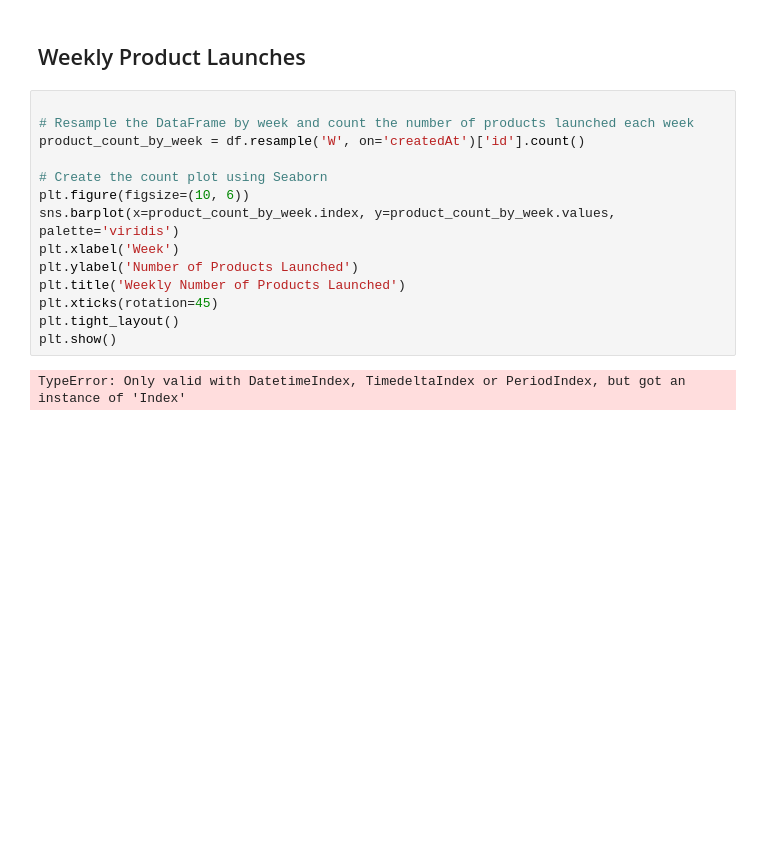
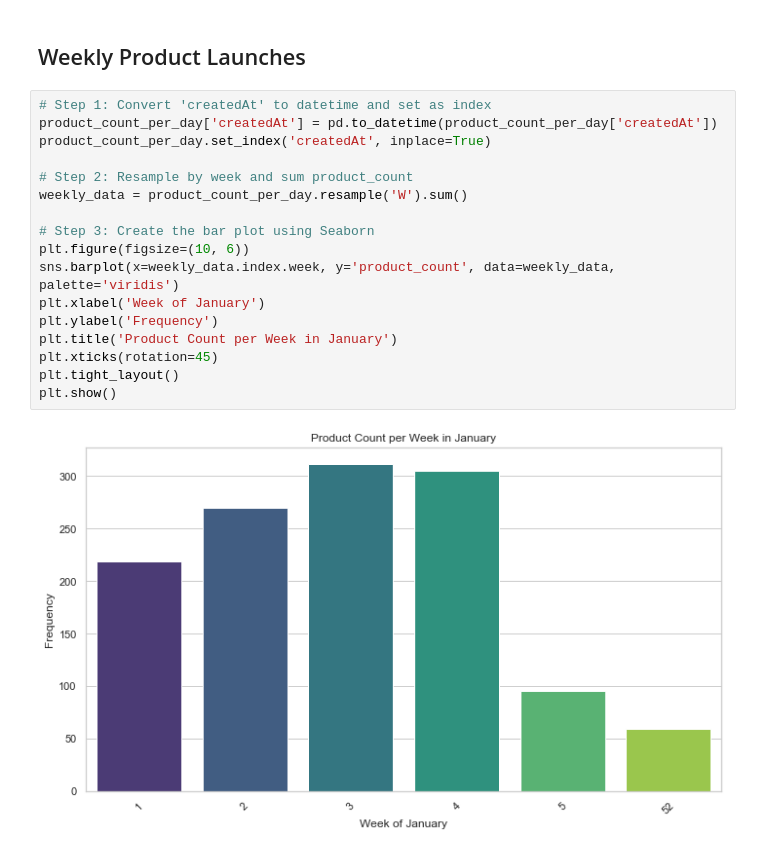
Before and after one commit to AliMehdii/ProductHunt_EDA_and_Unspervised_Sentiment_Analysis, a Jupyter notebook: Stats_Code/Data_Wrangling/EDA.ipynb, the cells around one changed output. Saved outputs shown, nothing was run; the diff lists cells and outputs as text; blank space fills up the shorter version.

```diff
--- a/Stats_Code/Data_Wrangling/EDA.ipynb
+++ b/Stats_Code/Data_Wrangling/EDA.ipynb
@@ -306,18 +306,21 @@ Number of days displayed: 33
 # %% [markdown]
 ## Weekly Product Launches
 # %%
+# Step 1: Convert 'createdAt' to datetime and set as index
+product_count_per_day['createdAt'] = pd.to_datetime(product_count_per_day['createdAt'])
+product_count_per_day.set_index('createdAt', inplace=True)
 
-# Resample the DataFrame by week and count the number of products launched each week
-product_count_by_week = df.resample('W', on='createdAt')['id'].count()
+# Step 2: Resample by week and sum product_count
+weekly_data = product_count_per_day.resample('W').sum()
 
-# Create the count plot using Seaborn
+# Step 3: Create the bar plot using Seaborn
 plt.figure(figsize=(10, 6))
-sns.barplot(x=product_count_by_week.index, y=product_count_by_week.values, palette='viridis')
-plt.xlabel('Week')
-plt.ylabel('Number of Products Launched')
-plt.title('Weekly Number of Products Launched')
+sns.barplot(x=weekly_data.index.week, y='product_count', data=weekly_data, palette='viridis')
+plt.xlabel('Week of January')
+plt.ylabel('Frequency')
+plt.title('Product Count per Week in January')
 plt.xticks(rotation=45)
 plt.tight_layout()
 plt.show()
 # %% [output]
-TypeError: Only valid with DatetimeIndex, TimedeltaIndex or PeriodIndex, but got an instance of 'Index'
+[figure, added]
```
Also changed, not shown: parts of 6 cells of this notebook, 5 other files.
